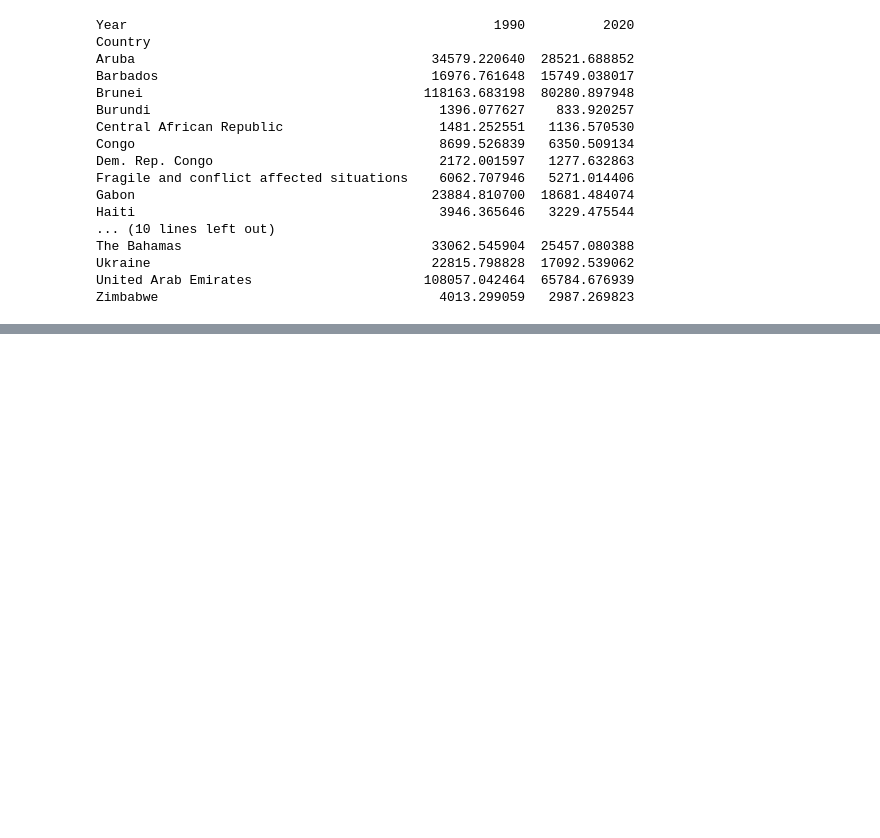
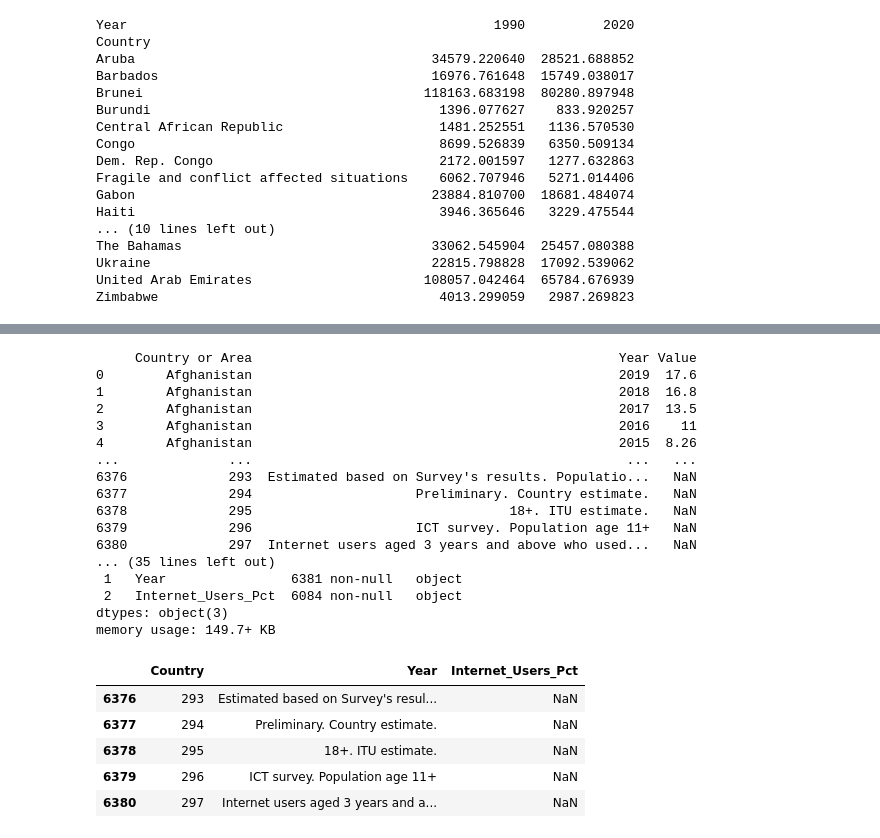
Before and after one commit to NSS-Data-Analytics-Cohort-16/da16-python-gdp-and-internet-use-analysis-janvimehendale, a Jupyter notebook: notebooks/gdp_internetuse.ipynb, the cells around one changed output, grey strips where cells are left out. Saved outputs shown, nothing was run; the diff lists cells and outputs as text; code cells hidden in the pictures; blank space fills up the shorter version.

```diff
--- a/notebooks/gdp_internetuse.ipynb
+++ b/notebooks/gdp_internetuse.ipynb
@@ -657,0 +693,34 @@ Zimbabwe                                    4013.299059   2987.269823
+# %%
+# 15. Drop the `Value Footnotes` column and rename the remaining three to 'Country', 'Year', and 'Internet_Users_Pct'.
+internet_df_dropped = internet_df.drop('Value Footnotes',axis=1)
+print(internet_df_dropped)
+internet_df_clean = internet_df_dropped.rename(columns={"Country or Area" : "Country", "Value" : "Internet_Users_Pct"})
+print(internet_df_clean)
+internet_df_clean.info()
+internet_df_clean.describe()
+internet_df_clean.head()
+internet_df_clean.tail()
+# %% [output]
+     Country or Area                                               Year Value
+0        Afghanistan                                               2019  17.6
+1        Afghanistan                                               2018  16.8
+2        Afghanistan                                               2017  13.5
+3        Afghanistan                                               2016    11
+4        Afghanistan                                               2015  8.26
+...              ...                                                ...   ...
+6376             293  Estimated based on Survey's results. Populatio...   NaN
+6377             294                     Preliminary. Country estimate.   NaN
+6378             295                                 18+. ITU estimate.   NaN
+6379             296                     ICT survey. Population age 11+   NaN
+6380             297  Internet users aged 3 years and above who used...   NaN
+... (35 lines left out)
+ 1   Year                6381 non-null   object
+ 2   Internet_Users_Pct  6084 non-null   object
+dtypes: object(3)
+memory usage: 149.7+ KB
+|  | Country | Year | Internet_Users_Pct |
+| 6376 | 293 | Estimated based on Survey's resul... | NaN |
+| 6377 | 294 | Preliminary. Country estimate. | NaN |
+| 6378 | 295 | 18+. ITU estimate. | NaN |
+| 6379 | 296 | ICT survey. Population age 11+ | NaN |
+| 6380 | 297 | Internet users aged 3 years and a... | NaN |
```
Also changed, not shown: parts of 26 cells of this notebook.
